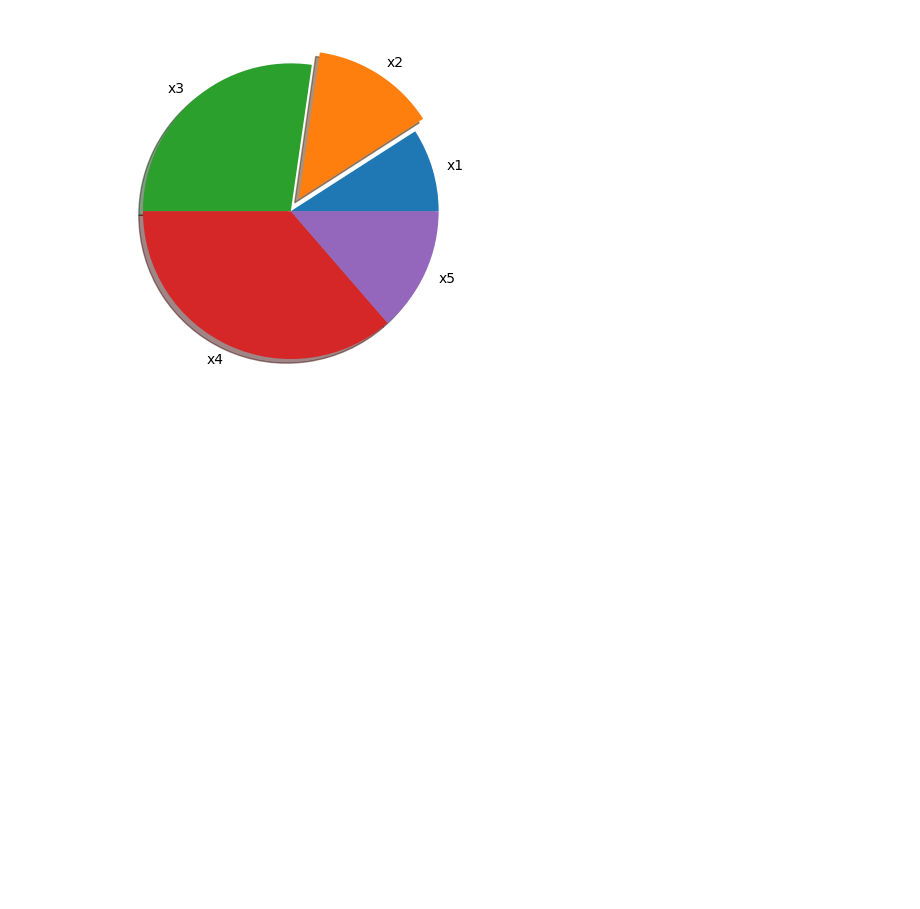
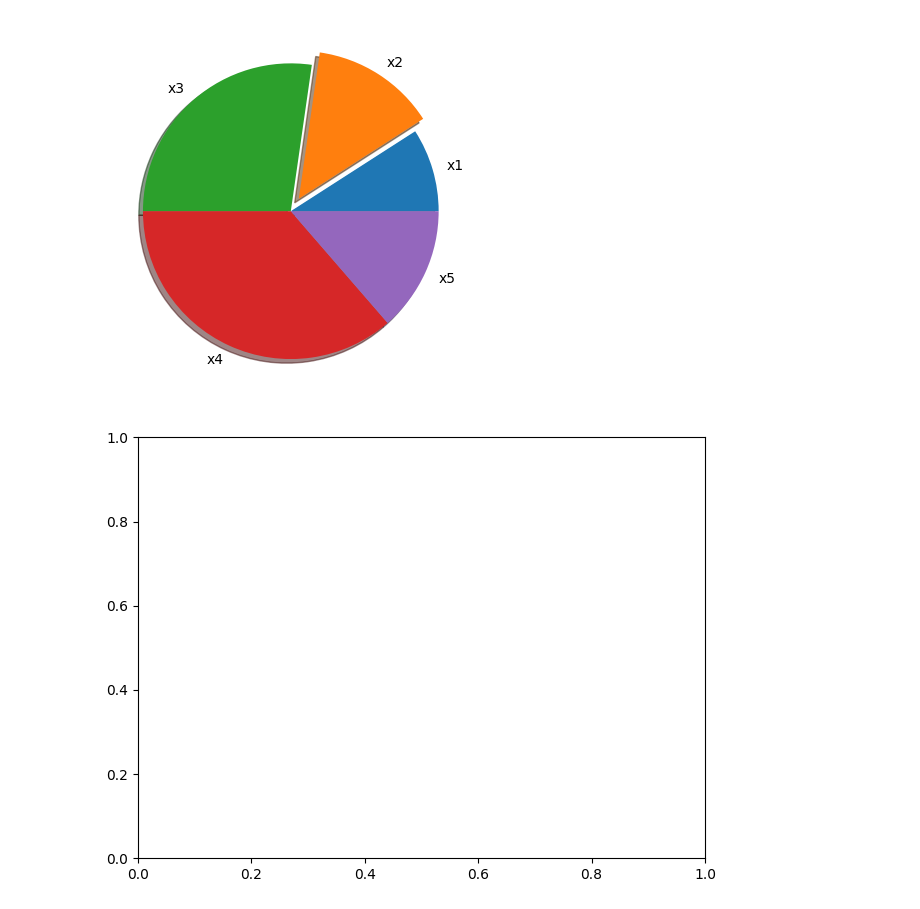
Before and after one commit to tmayt/computer-vision, a Jupyter notebook: matplotlib.ipynb, the cells around one changed output. Saved outputs shown, nothing was run; the diff lists cells and outputs as text; code cells hidden in the pictures; blank space fills up the shorter version.

```diff
--- a/matplotlib.ipynb
+++ b/matplotlib.ipynb
@@ -60,0 +65,19 @@ plt.show()
+# %%
+count = 0
+x_values = []
+y_values = []
+
+def animate(i):
+    x_values.append(count)
+    y_values.append(randint(0,10))
+    count += 1
+    # plt.cal()
+    plt.plot(x_values,y_values)
+
+# get current fiqure ==> gcf
+FA(plt.gcf(),animate,interval=1000)
+
+plt.tight_layout()
+plt.show()
+# %% [output]
+[figure, added]
```
Also changed, not shown: parts of 1 cell of this notebook, 7 other files.
